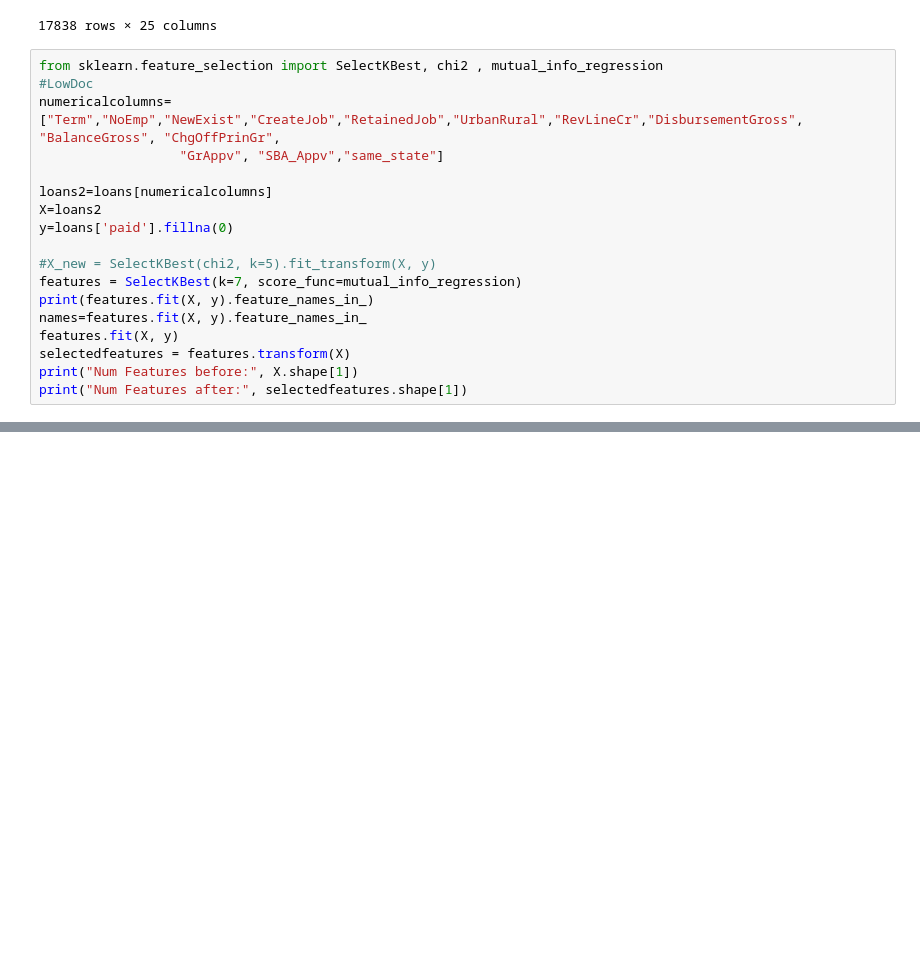
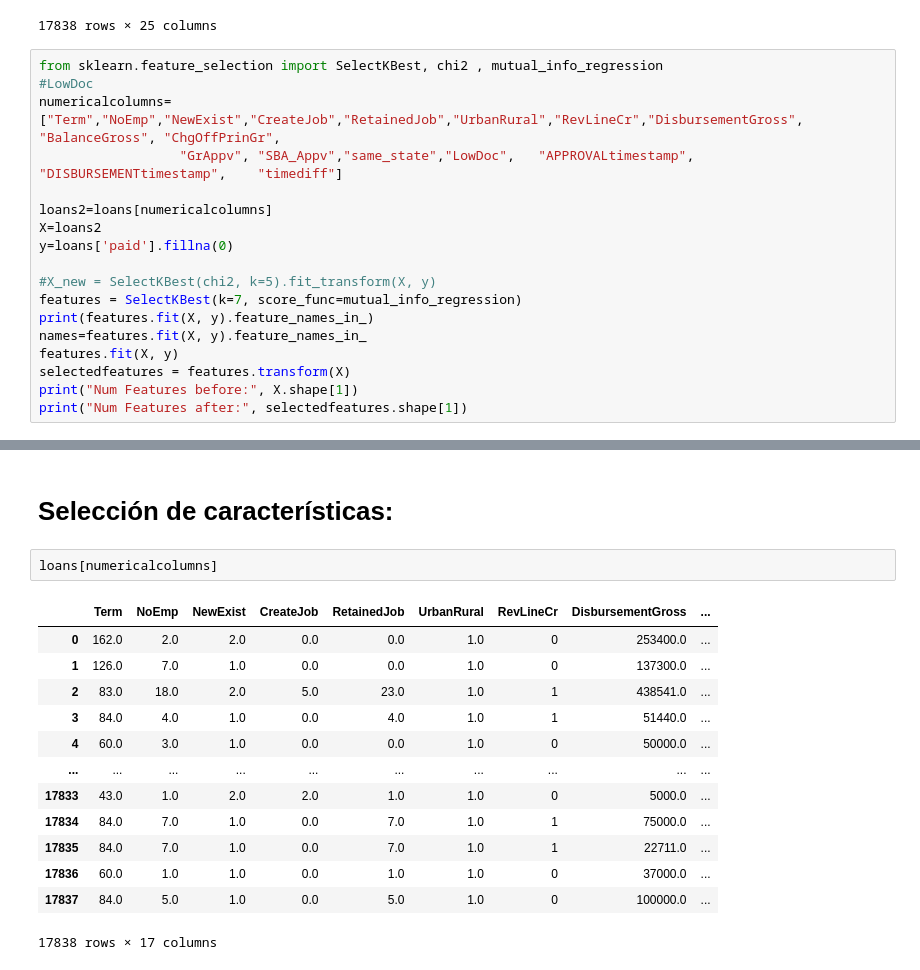
Before and after one commit to ArnoldoOliva/AprendizajeAutomatico, a Jupyter notebook: FeatureSelection.ipynb, the cells around one changed output, grey strips where cells are left out. Drawn from its saved outputs; the diff is of its cells as text; blank space fills up the shorter version.

```diff
--- a/FeatureSelection.ipynb
+++ b/FeatureSelection.ipynb
@@ -30,7 +30,7 @@ loans
 from sklearn.feature_selection import SelectKBest, chi2 , mutual_info_regression
 #LowDoc
 numericalcolumns=["Term","NoEmp","NewExist","CreateJob","RetainedJob","UrbanRural","RevLineCr","DisbursementGross",	"BalanceGross",	"ChgOffPrinGr",
-                  "GrAppv",	"SBA_Appv","same_state"]
+                  "GrAppv",	"SBA_Appv","same_state","LowDoc",	"APPROVALtimestamp",	"DISBURSEMENTtimestamp",	"timediff"]
 
 loans2=loans[numericalcolumns]
 X=loans2
@@ -61,0 +83,18 @@ AttributeError: ignored
+# %% [markdown]
+# Selección de características:
+# %%
+loans[numericalcolumns]
+# %% [output]
+|  | Term | NoEmp | NewExist | CreateJob | RetainedJob | UrbanRural | RevLineCr | DisbursementGross | ... |
+| 0 | 162.0 | 2.0 | 2.0 | 0.0 | 0.0 | 1.0 | 0 | 253400.0 | ... |
+| 1 | 126.0 | 7.0 | 1.0 | 0.0 | 0.0 | 1.0 | 0 | 137300.0 | ... |
+| 2 | 83.0 | 18.0 | 2.0 | 5.0 | 23.0 | 1.0 | 1 | 438541.0 | ... |
+| 3 | 84.0 | 4.0 | 1.0 | 0.0 | 4.0 | 1.0 | 1 | 51440.0 | ... |
+| 4 | 60.0 | 3.0 | 1.0 | 0.0 | 0.0 | 1.0 | 0 | 50000.0 | ... |
+| ... | ... | ... | ... | ... | ... | ... | ... | ... | ... |
+| 17833 | 43.0 | 1.0 | 2.0 | 2.0 | 1.0 | 1.0 | 0 | 5000.0 | ... |
+| 17834 | 84.0 | 7.0 | 1.0 | 0.0 | 7.0 | 1.0 | 1 | 75000.0 | ... |
+| 17835 | 84.0 | 7.0 | 1.0 | 0.0 | 7.0 | 1.0 | 1 | 22711.0 | ... |
+| 17836 | 60.0 | 1.0 | 1.0 | 0.0 | 1.0 | 1.0 | 0 | 37000.0 | ... |
+| 17837 | 84.0 | 5.0 | 1.0 | 0.0 | 5.0 | 1.0 | 0 | 100000.0 | ... |
+17838 rows × 17 columns
```
Also changed, not shown: parts of 8 cells of this notebook.
